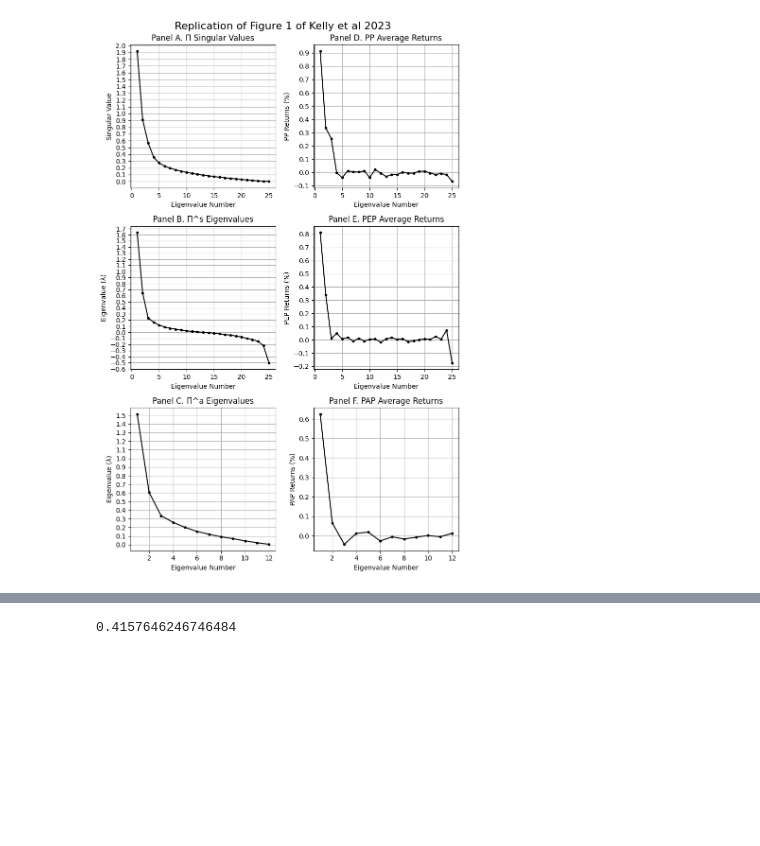
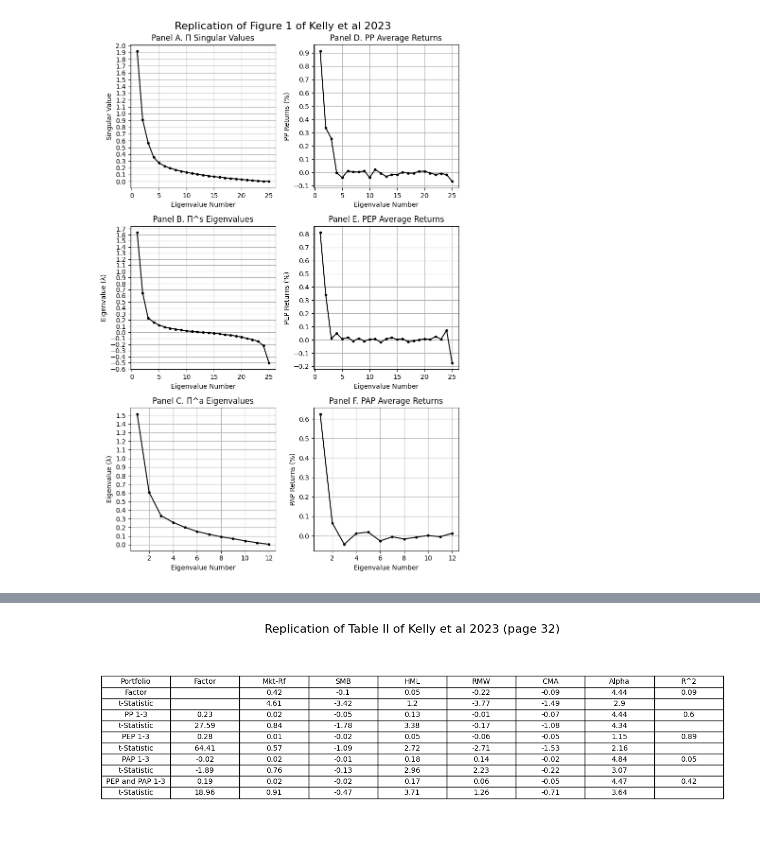
Before and after one commit to aminizadyar/Principal-Portfolios, a Jupyter notebook: PP_monthly_data.ipynb, the cells around one changed output, grey strips where cells are left out. Drawn from its saved outputs; the diff is of its cells as text; code cells hidden in the pictures; blank space fills up the shorter version.

```diff
--- a/PP_monthly_data.ipynb
+++ b/PP_monthly_data.ipynb
@@ -593,4 +583,69 @@ plt.show()
-# %%
-output_dict['25_Portfolios_5x5_SizeBM_monthly']["sharpe_df"].get('return_of_simple_factor')
-# %% [output]
-0.4157646246746484
+# %%
+import pandas as pd
+
+
+# Define the data as a series of lists (each list is a row)
+rows = [
+    ['Factor',''] +
+    [round(num, 2) for num in output_dict['25_Portfolios_5x5_SizeBM_monthly']["regression_result_return_of_simple_factor"][0].tolist()]
+    + [round(output_dict['25_Portfolios_5x5_SizeBM_monthly']["regression_result_return_of_simple_factor"][3],2)],
+    ['t-Statistic',''] + [round(num, 2) for num in output_dict['25_Portfolios_5x5_SizeBM_monthly']["regression_result_return_of_simple_factor"][1].tolist()] + [''] ,
+
+    ['PP 1-3'] +
+    [round(num, 2) for num in output_dict['25_Portfolios_5x5_SizeBM_monthly']["regression_result_realized_return_of_first_three_PP"][0].tolist()] +
+    [round(output_dict['25_Portfolios_5x5_SizeBM_monthly']["regression_result_realized_return_of_first_three_PP"][3],2)],
+    ['t-Statistic'] + [round(num, 2) for num in output_dict['25_Portfolios_5x5_SizeBM_monthly']["regression_result_realized_return_of_first_three_PP"][1].tolist()] ,
+
+    ['PEP 1-3']+
+    [round(num, 2) for num in output_dict['25_Portfolios_5x5_SizeBM_monthly']["regression_result_realized_return_of_first_three_PEP"][0].tolist()]+
+    [round(output_dict['25_Portfolios_5x5_SizeBM_monthly']["regression_result_realized_return_of_first_three_PEP"][3],2)],
+    ['t-Statistic'] + [round(num, 2) for num in output_dict['25_Portfolios_5x5_SizeBM_monthly']["regression_result_realized_return_of_first_three_PEP"][1].tolist()],
+
+    ['PAP 1-3']+
+    [round(num, 2) for num in output_dict['25_Portfolios_5x5_SizeBM_monthly']["regression_result_realized_return_of_first_three_PAP"][0].tolist()]+
+    [round(output_dict['25_Portfolios_5x5_SizeBM_monthly']["regression_result_realized_return_of_first_three_PAP"][3],2)],
+    ['t-Statistic'] + [round(num, 2) for num in output_dict['25_Portfolios_5x5_SizeBM_monthly']["regression_result_realized_return_of_first_three_PAP"][1].tolist()],
+
+    ['PEP and PAP 1-3'] +
+    [round(num, 2) for num in output_dict['25_Portfolios_5x5_SizeBM_monthly']["regression_result_PEP and PAP 1-3"][0].tolist()]+
+    [round(output_dict['25_Portfolios_5x5_SizeBM_monthly']["regression_result_PEP and PAP 1-3"][3],2)],
+    ['t-Statistic'] + [round(num, 2) for num in output_dict['25_Portfolios_5x5_SizeBM_monthly']["regression_result_PEP and PAP 1-3"][1].tolist()]
+]
+
+# My ordering of columns when saving the results of regressions is different from Kelly's paper. I do this to make comparison's easier.
+rows[0][7],rows[0][2] = rows[0][2], rows[0][7]
+rows[1][7],rows[1][2] = rows[1][2], rows[1][7]
+for row in rows[2:]:
+    row[1], row[7] = row[7], row[1]
+
+# Define the column names
+columns = ['Portfolio', 'Factor', 'Mkt-Rf', 'SMB', 'HML', 'RMW', 'CMA', 'Alpha','R^2']
+
+# Convert the rows into a pandas DataFrame
+df = pd.DataFrame(rows, columns=columns)
+
+# Create a matplotlib figure to render the table
+fig, ax = plt.subplots(figsize=(12, 4))  # Adjust size as needed
+ax.axis('tight')
+ax.axis('off')
+
+# Create the table and display it
+table = ax.table(cellText=df.values, colLabels=df.columns, cellLoc='center', loc='center')
+
+# Set font size and adjust the scale of the table
+table.auto_set_font_size(False)
+table.set_fontsize(10)
+table.scale(1.2, 1.2)
+
+fig.suptitle("Replication of Table II of Kelly et al 2023 (page 32)", fontsize=16)
+
+# Adjust layout to prevent overlap between title and table
+plt.tight_layout()
+
+# Adjust the title position to avoid overlap with the table
+fig.subplots_adjust(top=0.85)
+
+
+plt.show()
+# %% [output]
+[figure, added]
```
Also changed, not shown: parts of 5 cells of this notebook.
